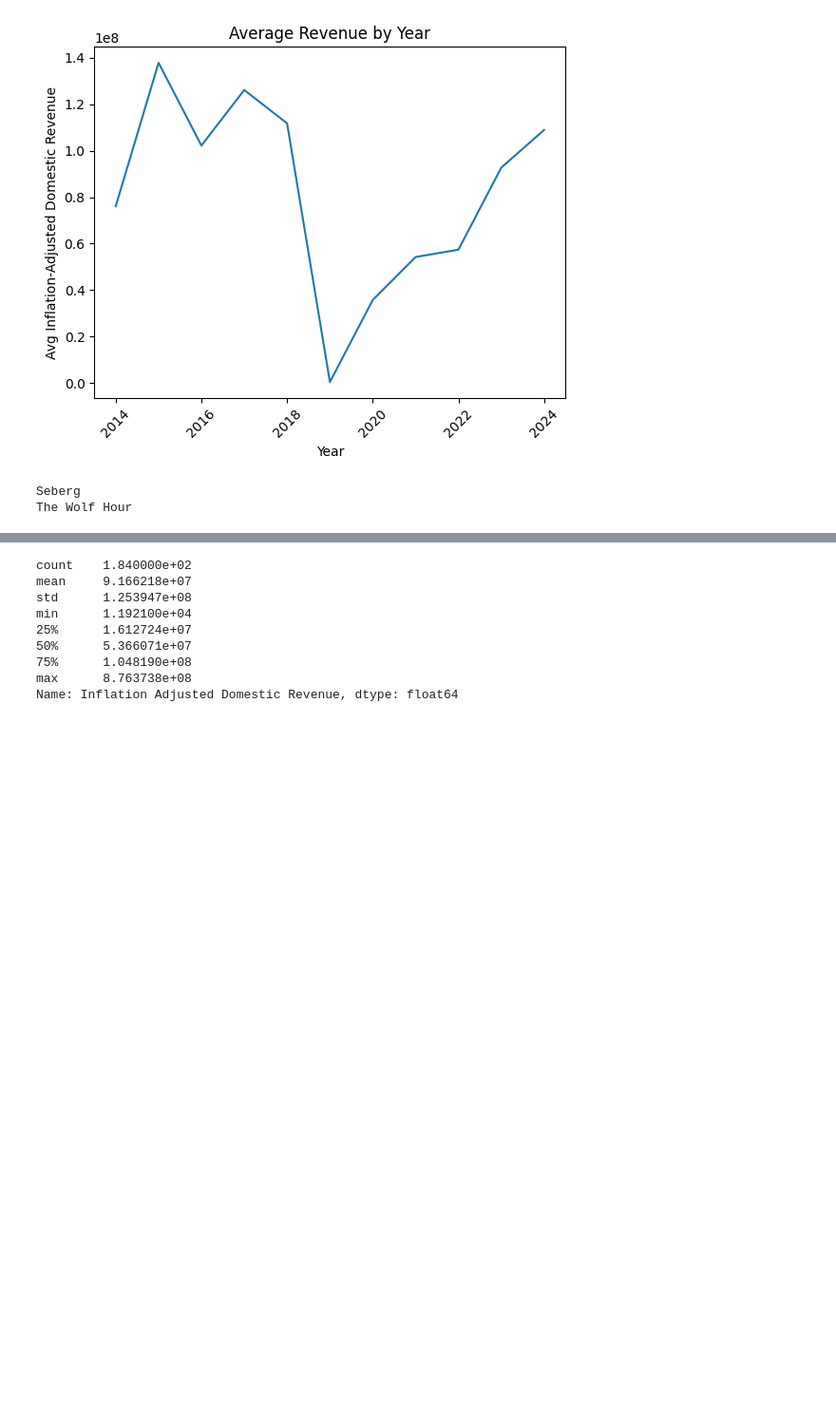
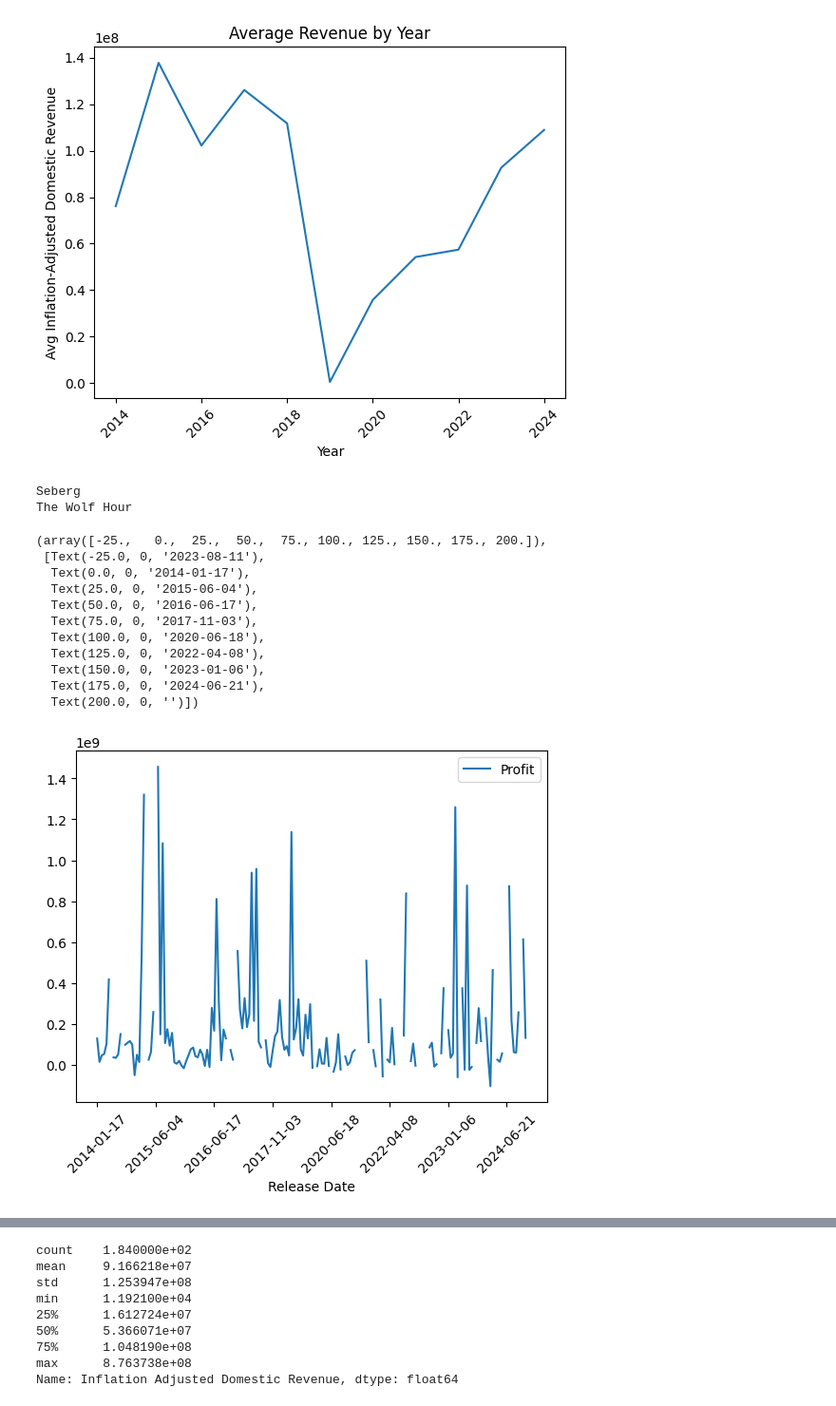
Before and after one commit to CNelson2004/Final_Movie_Analysis, a Jupyter notebook: analyze.ipynb, the cells around one changed output, grey strips where cells are left out. Shown at 95% size. Cells and saved outputs as stored; diff of their text form; code cells hidden in the pictures; blank space fills up the shorter version.

```diff
--- a/analyze.ipynb
+++ b/analyze.ipynb
@@ -127,0 +120,19 @@ for title in df.loc[df['year'] < 2014, 'Title']:
+# %%
+#Doing the same as above for profits
+mean_of = pd.DataFrame()
+mean_of = df.groupby('Release Date')[['Profit']].mean()
+mean_of[['Profit']].plot()
+plt.xticks(rotation=45)
+# %% [output]
+(array([-25.,   0.,  25.,  50.,  75., 100., 125., 150., 175., 200.]),
+ [Text(-25.0, 0, '2023-08-11'),
+  Text(0.0, 0, '2014-01-17'),
+  Text(25.0, 0, '2015-06-04'),
+  Text(50.0, 0, '2016-06-17'),
+  Text(75.0, 0, '2017-11-03'),
+  Text(100.0, 0, '2020-06-18'),
+  Text(125.0, 0, '2022-04-08'),
+  Text(150.0, 0, '2023-01-06'),
+  Text(175.0, 0, '2024-06-21'),
+  Text(200.0, 0, '')])
+[figure, added]
```
Also changed, not shown: parts of 10 cells of this notebook, 11 other files.
